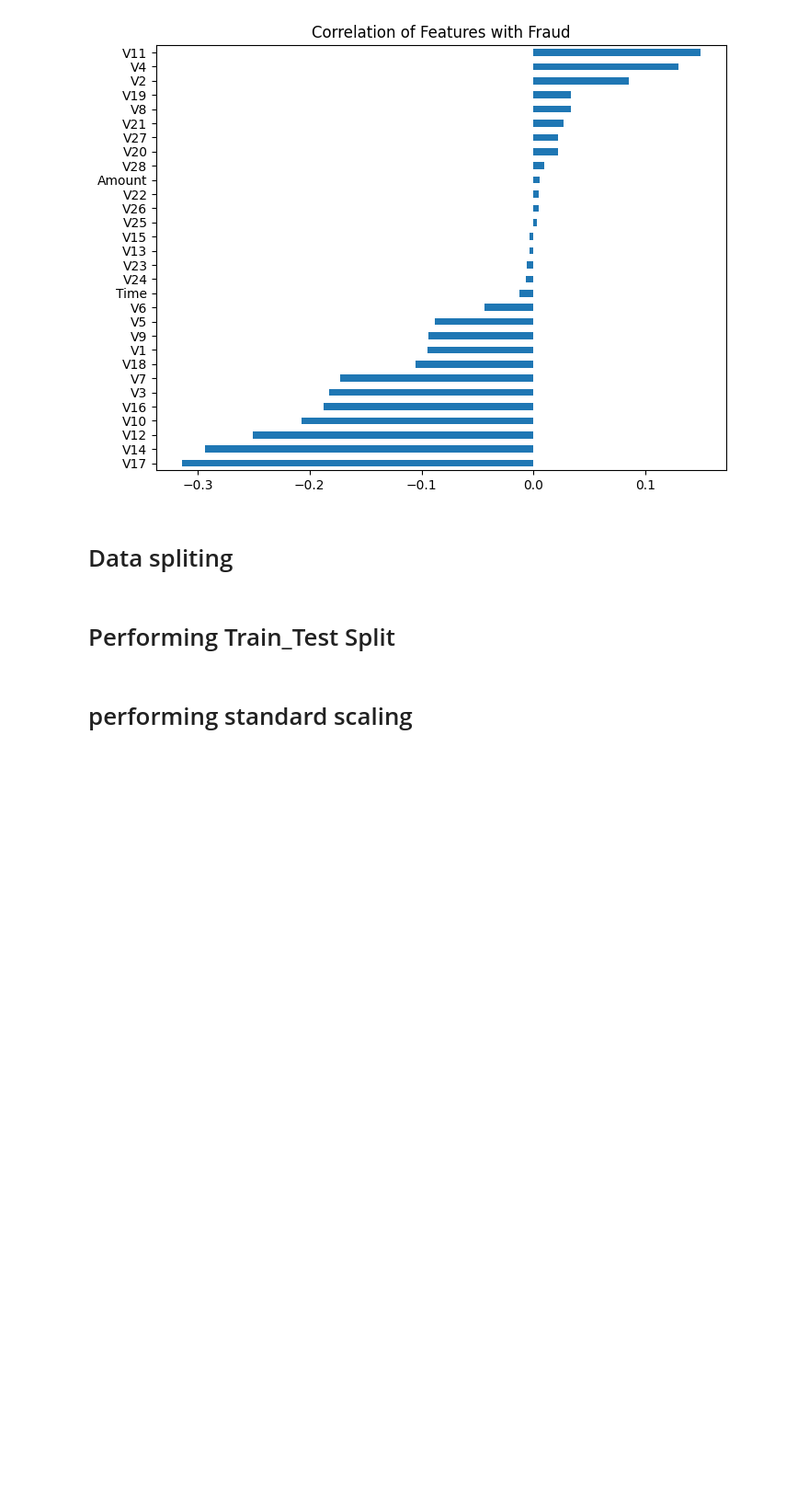
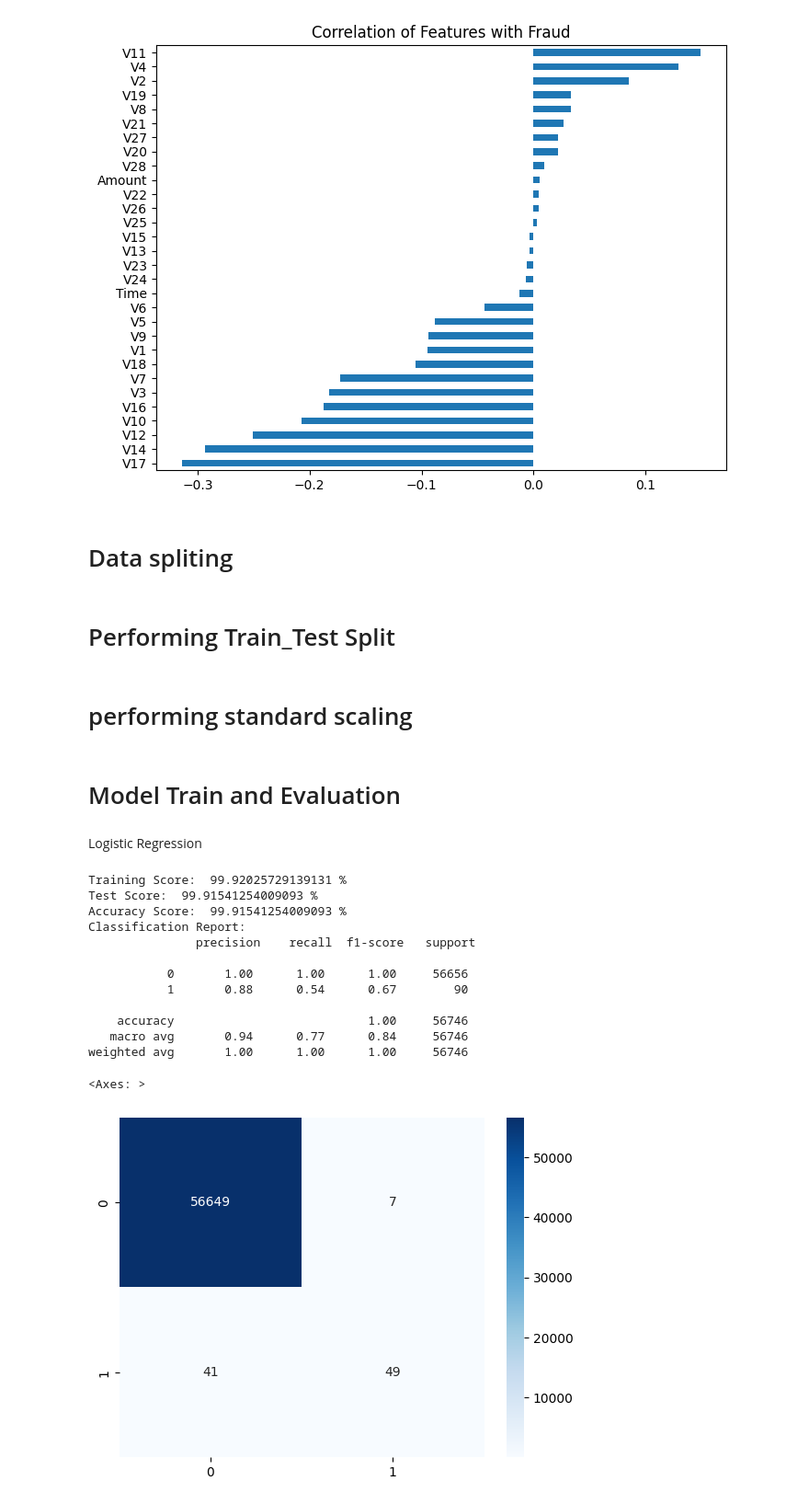
Before and after one commit to samifahim07/fraud-detection-using-ml, a Jupyter notebook: fraude_detection.ipynb, the cells around one changed output. Shown at 92% size. Saved outputs shown, nothing was run; the diff lists cells and outputs as text; code cells hidden in the pictures; blank space fills up the shorter version.

```diff
--- a/fraude_detection.ipynb
+++ b/fraude_detection.ipynb
@@ -203,3 +205,44 @@ scaler = StandardScaler()
 xtrain[['Amount', 'Time']] = scaler.fit_transform(xtrain[['Amount', 'Time']])
 
 xtest[['Amount', 'Time']] = scaler.transform(xtest[['Amount', 'Time']])
+# %% [markdown]
+# Model Train and Evaluation
+# %% [markdown]
+Logistic Regression
+# %%
+lr = LogisticRegression()
+model_lr = lr.fit(xtrain, ytrain)
+print("Training Score: ", model_lr.score(xtrain, ytrain)*100, "%")
+
+print("Test Score: ", model_lr.score(xtest, ytest)*100, "%")
+
+pred_lr = model_lr.predict(xtest)
+
+
+#accuracy score
+ac = accuracy_score(ytest, pred_lr)
+print("Accuracy Score: ", ac*100, "%")
+
+# classification report
+cl_report = classification_report(ytest, pred_lr)
+print("Classification Report:\n", cl_report)
+
+#confusin matrix
+cm = confusion_matrix(ytest, pred_lr)
+
+sns.heatmap(cm, annot=True, fmt='d', cmap='Blues')
+# %% [output]
+Training Score:  99.92025729139131 %
+Test Score:  99.91541254009093 %
+Accuracy Score:  99.91541254009093 %
+Classification Report:
+               precision    recall  f1-score   support
+
+           0       1.00      1.00      1.00     56656
+           1       0.88      0.54      0.67        90
+
+    accuracy                           1.00     56746
+   macro avg       0.94      0.77      0.84     56746
+weighted avg       1.00      1.00      1.00     56746
+<Axes: >
+[figure, added]
```
Also changed, not shown: parts of 1 cell of this notebook.
